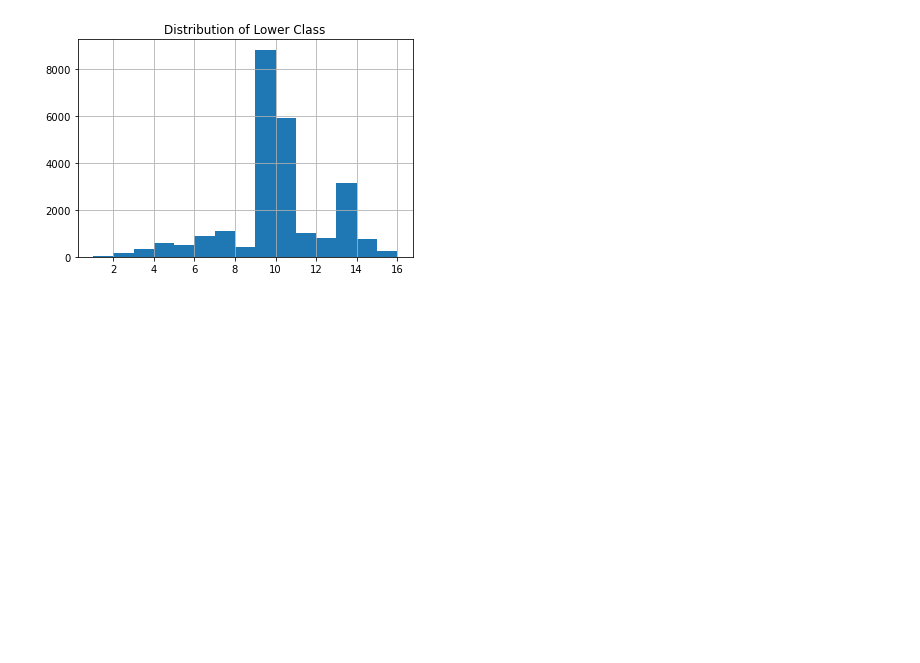
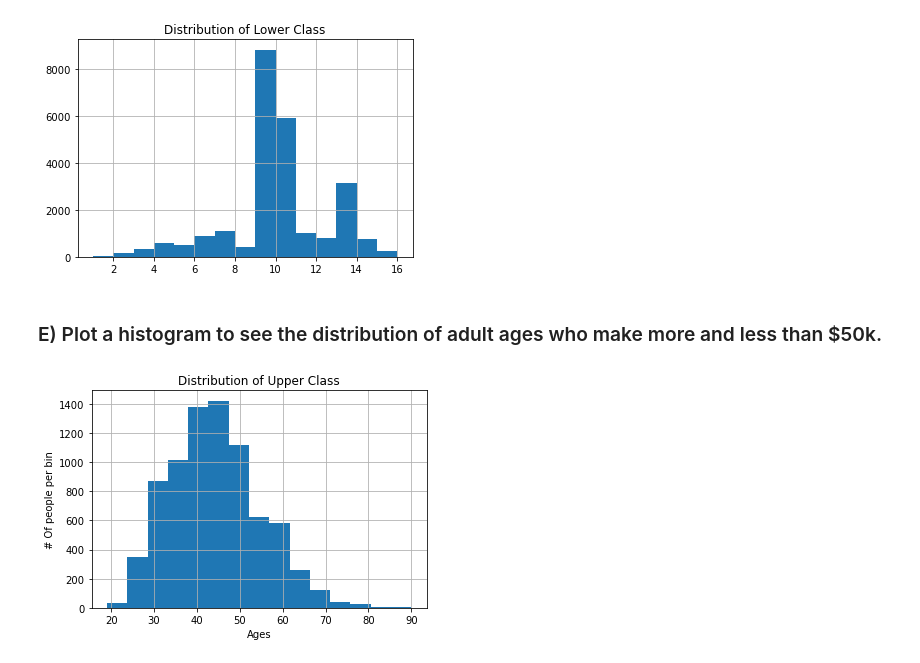
Before and after one commit to jventura1738/COSC311, a Jupyter notebook: LABS/Lab3_JV/Lab3.ipynb, the cells around one changed output. Drawn from its saved outputs; the diff is of its cells as text; code cells hidden in the pictures; blank space fills up the shorter version.

```diff
--- a/LABS/Lab3_JV/Lab3.ipynb
+++ b/LABS/Lab3_JV/Lab3.ipynb
@@ -178,3 +178,12 @@ plt.plot()
 # %% [output]
 []
 [figure]
+# %% [markdown]
+### E) Plot a histogram to see the distribution of adult ages who make more and less than $50k.
+# %%
+plt.title('Distribution of Upper Class')
+plt.xlabel('Ages')
+plt.ylabel('# Of people per bin')
+upper_income_hist2 = upper_income['age'].hist(bins=15)
+# %% [output]
+[figure, added]
```
Also changed, not shown: parts of 1 cell of this notebook, 2 other files.
